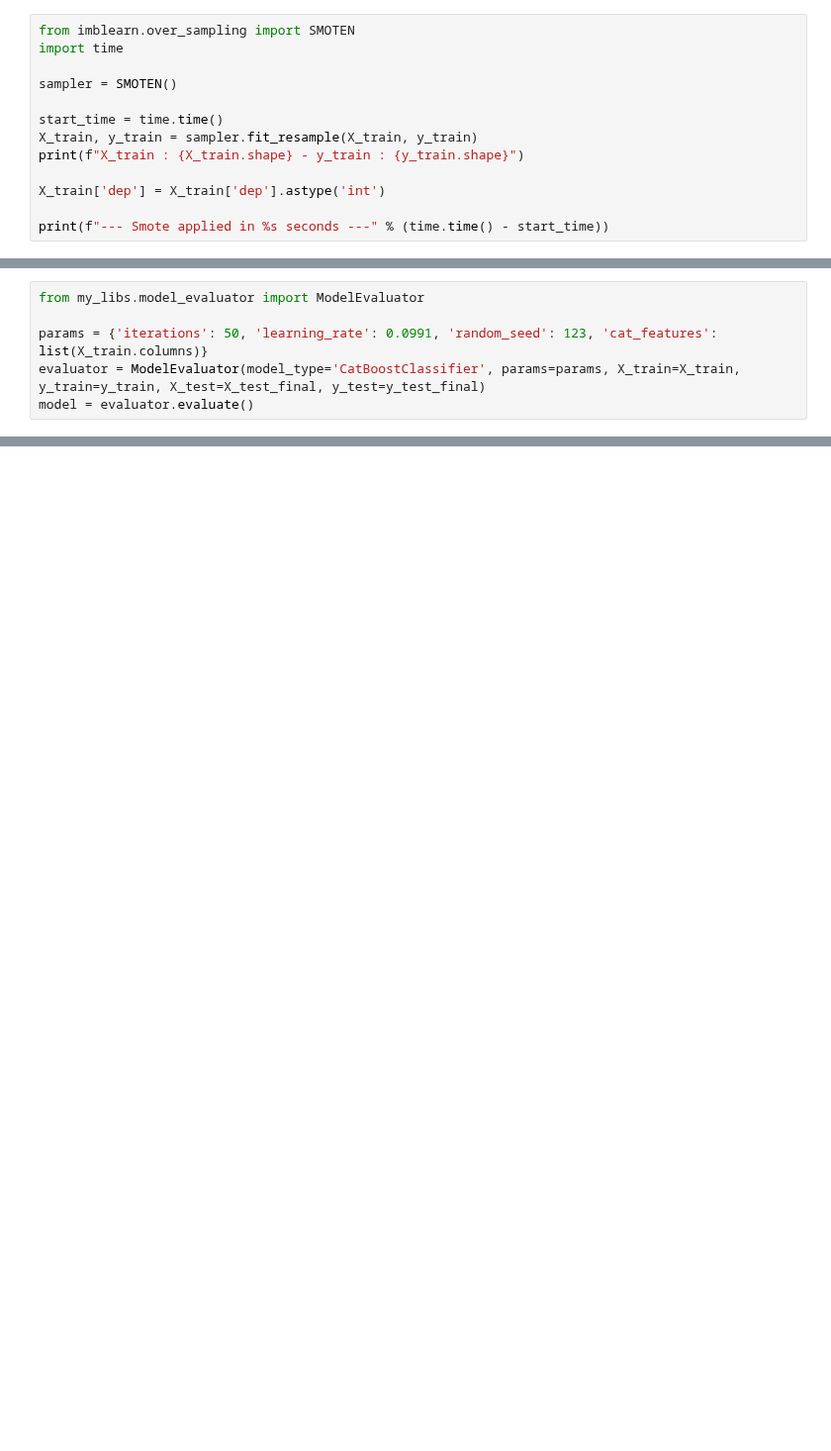
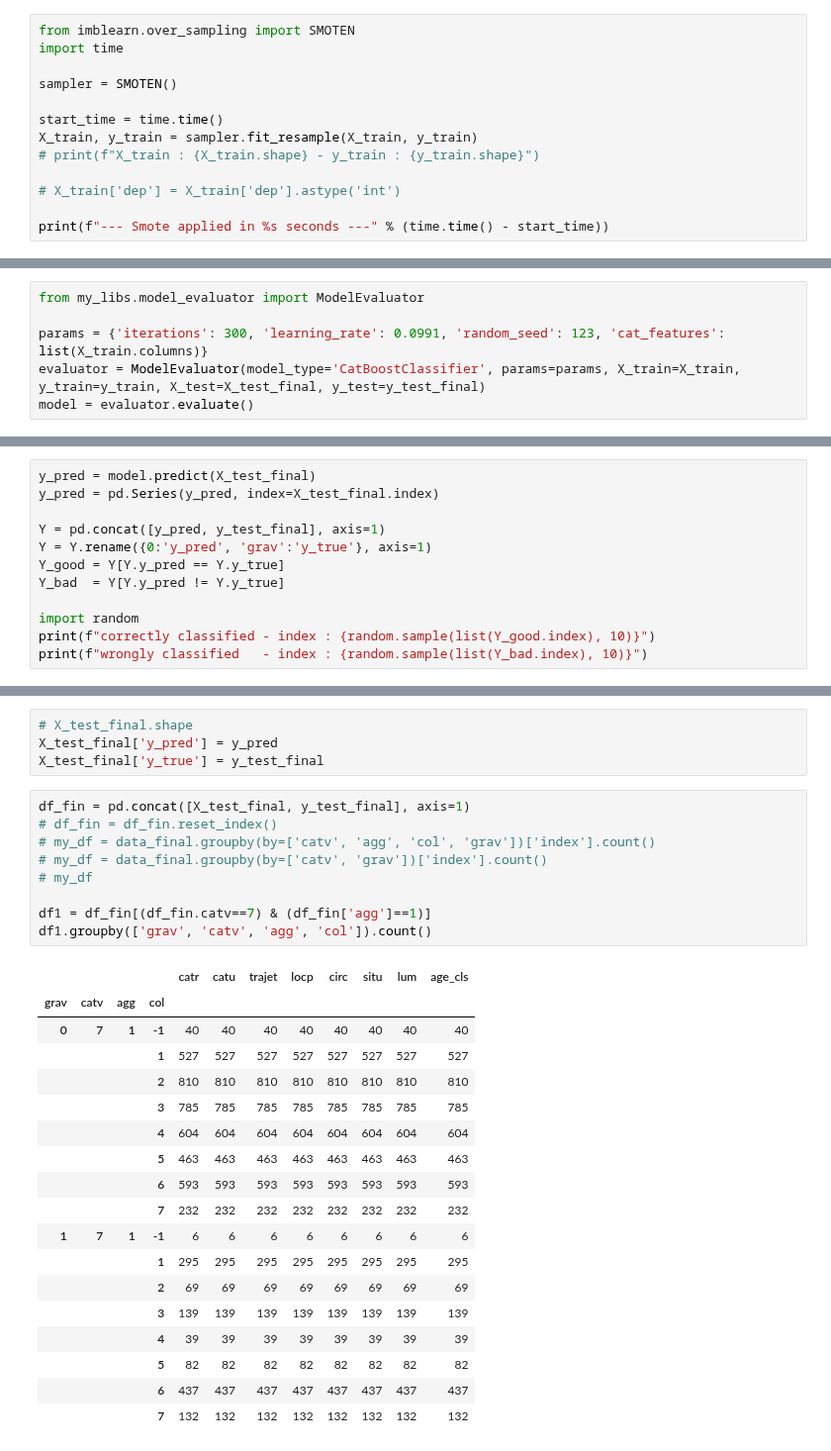
Before and after one commit to nicolascarayon/projet-accidents-routiers, a Jupyter notebook: 02.4c-catboost-explained.ipynb, the cells around one changed output, grey strips where cells are left out. Shown at 99% size. Drawn from its saved outputs; the diff is of its cells as text; blank space fills up the shorter version.

```diff
--- a/02.4c-catboost-explained.ipynb
+++ b/02.4c-catboost-explained.ipynb
@@ -27,8 +28,8 @@ sampler = SMOTEN()
 
 start_time = time.time()
 X_train, y_train = sampler.fit_resample(X_train, y_train)
-print(f"X_train : {X_train.shape} - y_train : {y_train.shape}")
+# print(f"X_train : {X_train.shape} - y_train : {y_train.shape}")
 
-X_train['dep'] = X_train['dep'].astype('int')
+# X_train['dep'] = X_train['dep'].astype('int')
 
 print(f"--- Smote applied in %s seconds ---" % (time.time() - start_time))
@@ -35,6 +39,6 @@ print(f"--- Smote applied in %s seconds ---" % (time.time() - start_time))
 # %%
 from my_libs.model_evaluator import ModelEvaluator
 
-params = {'iterations': 50, 'learning_rate': 0.0991, 'random_seed': 123, 'cat_features': list(X_train.columns)}
+params = {'iterations': 300, 'learning_rate': 0.0991, 'random_seed': 123, 'cat_features': list(X_train.columns)}
 evaluator = ModelEvaluator(model_type='CatBoostClassifier', params=params, X_train=X_train, y_train=y_train, X_test=X_test_final, y_test=y_test_final)
 model = evaluator.evaluate()
@@ -64,0 +122,12 @@ app = xpl.run_app()
+# %%
+y_pred = model.predict(X_test_final)
+y_pred = pd.Series(y_pred, index=X_test_final.index)
+
+Y = pd.concat([y_pred, y_test_final], axis=1)
+Y = Y.rename({0:'y_pred', 'grav':'y_true'}, axis=1)
+Y_good = Y[Y.y_pred == Y.y_true]
+Y_bad  = Y[Y.y_pred != Y.y_true]
+
+import random
+print(f"correctly classified - index : {random.sample(list(Y_good.index), 10)}")
+print(f"wrongly classified   - index : {random.sample(list(Y_bad.index), 10)}")
@@ -64,0 +145,32 @@ app = xpl.run_app()
+# %%
+# X_test_final.shape
+X_test_final['y_pred'] = y_pred
+X_test_final['y_true'] = y_test_final
+# %%
+df_fin = pd.concat([X_test_final, y_test_final], axis=1)
+# df_fin = df_fin.reset_index()
+# my_df = data_final.groupby(by=['catv', 'agg', 'col', 'grav'])['index'].count()
+# my_df = data_final.groupby(by=['catv', 'grav'])['index'].count()
+# my_df
+
+df1 = df_fin[(df_fin.catv==7) & (df_fin['agg']==1)]
+df1.groupby(['grav', 'catv', 'agg', 'col']).count()
+# %% [output]
+|  |  |  |  | catr | catu | trajet | locp | circ | situ | lum | age_cls |
+| grav | catv | agg | col |  |  |  |  |  |  |  |  |
+| 0 | 7 | 1 | -1 | 40 | 40 | 40 | 40 | 40 | 40 | 40 | 40 |
+|  |  |  | 1 | 527 | 527 | 527 | 527 | 527 | 527 | 527 | 527 |
+|  |  |  | 2 | 810 | 810 | 810 | 810 | 810 | 810 | 810 | 810 |
+|  |  |  | 3 | 785 | 785 | 785 | 785 | 785 | 785 | 785 | 785 |
+|  |  |  | 4 | 604 | 604 | 604 | 604 | 604 | 604 | 604 | 604 |
+|  |  |  | 5 | 463 | 463 | 463 | 463 | 463 | 463 | 463 | 463 |
+|  |  |  | 6 | 593 | 593 | 593 | 593 | 593 | 593 | 593 | 593 |
+|  |  |  | 7 | 232 | 232 | 232 | 232 | 232 | 232 | 232 | 232 |
+| 1 | 7 | 1 | -1 | 6 | 6 | 6 | 6 | 6 | 6 | 6 | 6 |
+|  |  |  | 1 | 295 | 295 | 295 | 295 | 295 | 295 | 295 | 295 |
+|  |  |  | 2 | 69 | 69 | 69 | 69 | 69 | 69 | 69 | 69 |
+|  |  |  | 3 | 139 | 139 | 139 | 139 | 139 | 139 | 139 | 139 |
+|  |  |  | 4 | 39 | 39 | 39 | 39 | 39 | 39 | 39 | 39 |
+|  |  |  | 5 | 82 | 82 | 82 | 82 | 82 | 82 | 82 | 82 |
+|  |  |  | 6 | 437 | 437 | 437 | 437 | 437 | 437 | 437 | 437 |
+|  |  |  | 7 | 132 | 132 | 132 | 132 | 132 | 132 | 132 | 132 |
```
Also changed, not shown: parts of 8 cells of this notebook, 5 other files.
